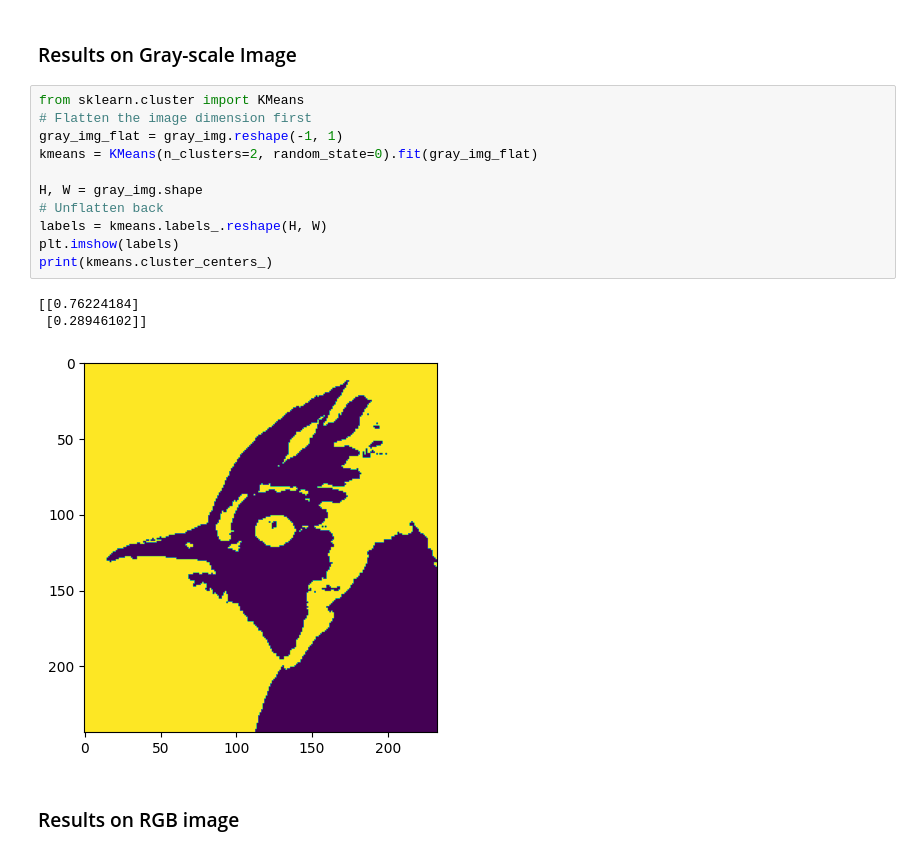
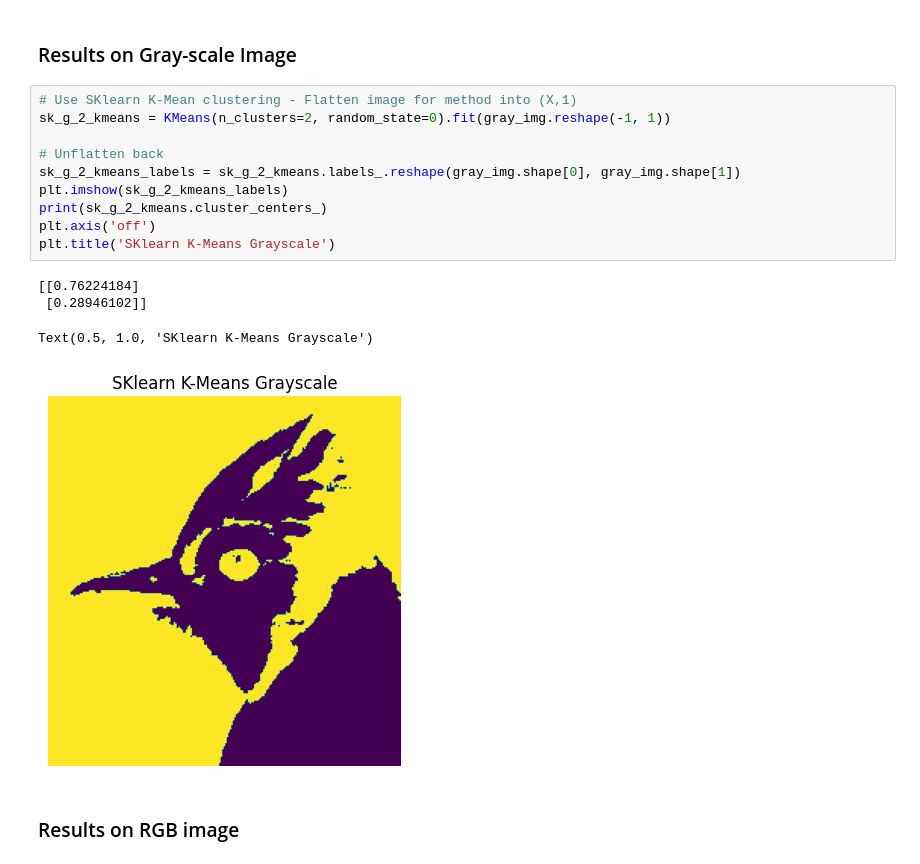
Before and after one commit to juliusuberall/ImPro26, a Jupyter notebook: labs/week_3.ipynb, the cells around one changed output. Saved outputs shown, nothing was run; the diff lists cells and outputs as text.

```diff
--- a/labs/week_3.ipynb
+++ b/labs/week_3.ipynb
@@ -52,20 +54,20 @@ plt.imshow(gray_img, "gray")
 # %% [markdown]
 ### Results on Gray-scale Image
-# %%
-from sklearn.cluster import KMeans
-# Flatten the image dimension first
-gray_img_flat = gray_img.reshape(-1, 1)
-kmeans = KMeans(n_clusters=2, random_state=0).fit(gray_img_flat)
-
-H, W = gray_img.shape
-# Unflatten back
-labels = kmeans.labels_.reshape(H, W)
-plt.imshow(labels)
-print(kmeans.cluster_centers_)
-# %% [output]
-[[0.76224184]
- [0.28946102]]
-[figure, removed]
+# %%
+# Use SKlearn K-Mean clustering - Flatten image for method into (X,1)
+sk_g_2_kmeans = KMeans(n_clusters=2, random_state=0).fit(gray_img.reshape(-1, 1))
+
+# Unflatten back
+sk_g_2_kmeans_labels = sk_g_2_kmeans.labels_.reshape(gray_img.shape[0], gray_img.shape[1])
+plt.imshow(sk_g_2_kmeans_labels)
+print(sk_g_2_kmeans.cluster_centers_)
+plt.axis('off')
+plt.title('SKlearn K-Means Grayscale')
+# %% [output]
+[[0.76224184]
+ [0.28946102]]
+Text(0.5, 1.0, 'SKlearn K-Means Grayscale')
+[figure, added]
 # %% [markdown]
 ### Results on RGB image
 # %%
```
Also changed, not shown: parts of 7 cells of this notebook.
